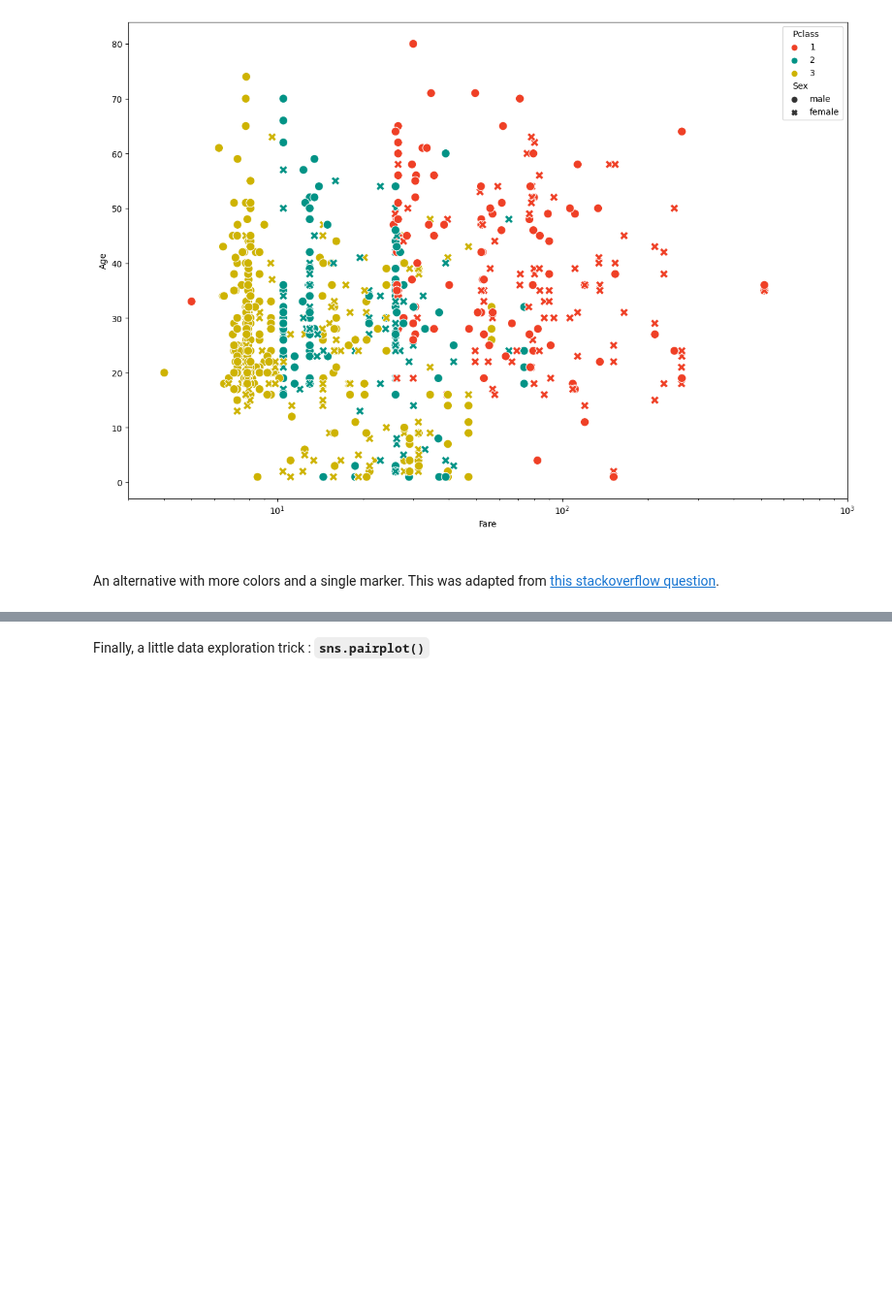
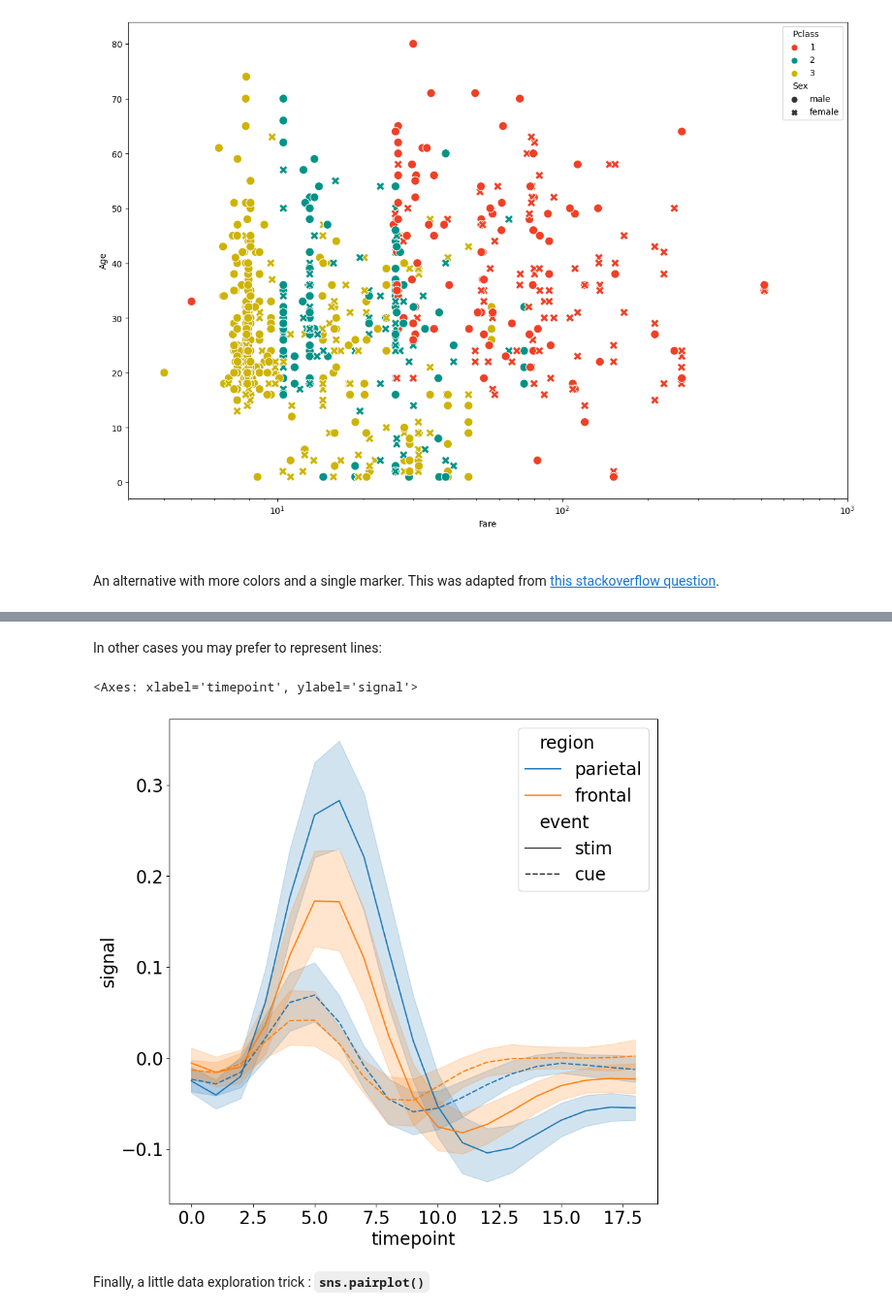
Before and after one commit to sib-swiss/intermediate-python-training, a Jupyter notebook: course1/02_data_description_and_representation.ipynb, the cells around one changed output, grey strips where cells are left out. Shown at 97% size. Cells and saved outputs as stored; diff of their text form; code cells hidden in the pictures; blank space fills up the shorter version.

```diff
--- a/course1/02_data_description_and_representation.ipynb
+++ b/course1/02_data_description_and_representation.ipynb
@@ -926,3 +941,19 @@ plt.show()
+# %% [markdown]
+In other cases you may prefer to represent lines:
+# %%
+# Load an example dataset with long-form data
+fmri = sns.load_dataset("fmri")
+
+# Plot the responses for different events and regions
+#   with 95% confidence interval,
+#    other options include ("ci", "pi", "se", or "sd") or something custom
+sns.lineplot(x="timepoint", y="signal",
+             hue="region", style="event",
+             errorbar = ('ci',95) ,
+             data=fmri)
+# %% [output]
+<Axes: xlabel='timepoint', ylabel='signal'>
+[figure, added]
 # %% [markdown]
 Finally, a little data exploration trick : **`sns.pairplot()`**
 # %%
```
Also changed, not shown: parts of 4 cells of this notebook.
